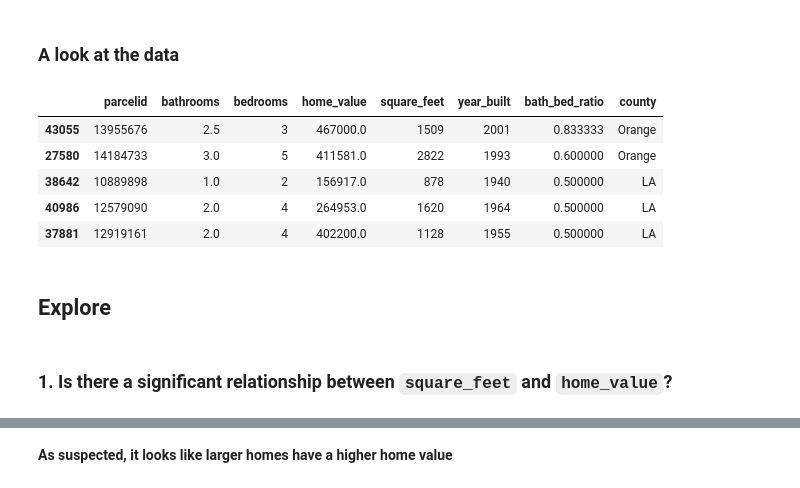
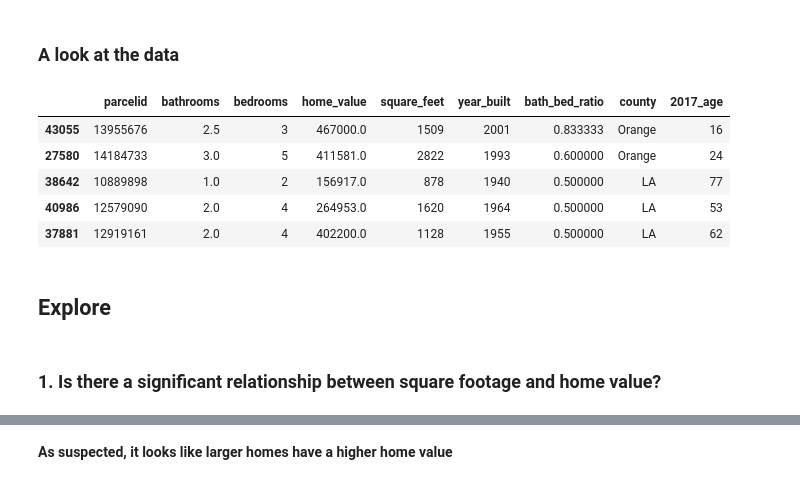
Before and after one commit to markydoug/zillow_project, a Jupyter notebook: report_draft1.ipynb, the cells around one changed output, grey strips where cells are left out. Cells and saved outputs as stored; diff of their text form; code cells hidden in the pictures.

Commit message:
Exploration through model beginnings

````diff
--- a/report_draft1.ipynb
+++ b/report_draft1.ipynb
@@ -55,10 +57,10 @@ zillow_unclean = w.acquire_zillow_data()
 #### Other prep
 * Split data into train, validate, and test (65/20/15)
 # %%
-#split and prepare the data for exploration and modeling
-train_exp, X_train, y_train, \
-X_validate, y_validate, \
-X_test, y_test = w.big_zillow_wrangle(zillow_unclean, 'home_value')
+#clean data
+zillow = w.clean_zillow(zillow_unclean)
+#split data
+train, validate, test = w.split_data(zillow)
 # %% [markdown]
 ### Data dictionary
 | Feature | Definition | Type |
@@ -76,15 +78,15 @@ X_test, y_test = w.big_zillow_wrangle(zillow_unclean, 'home_value')
 ### A look at the data
 # %%
 #show thefirst few rows of the train data
-train_exp.head()
+train.head()
 # %% [output]
-|  | parcelid | bathrooms | bedrooms | home_value | square_feet | year_built | bath_bed_ratio | county |
-| 43055 | 13955676 | 2.5 | 3 | 467000.0 | 1509 | 2001 | 0.833333 | Orange |
-| 27580 | 14184733 | 3.0 | 5 | 411581.0 | 2822 | 1993 | 0.600000 | Orange |
-| 38642 | 10889898 | 1.0 | 2 | 156917.0 | 878 | 1940 | 0.500000 | LA |
-| 40986 | 12579090 | 2.0 | 4 | 264953.0 | 1620 | 1964 | 0.500000 | LA |
-| 37881 | 12919161 | 2.0 | 4 | 402200.0 | 1128 | 1955 | 0.500000 | LA |
+|  | parcelid | bathrooms | bedrooms | home_value | square_feet | year_built | bath_bed_ratio | county | 2017_age |
+| 43055 | 13955676 | 2.5 | 3 | 467000.0 | 1509 | 2001 | 0.833333 | Orange | 16 |
+| 27580 | 14184733 | 3.0 | 5 | 411581.0 | 2822 | 1993 | 0.600000 | Orange | 24 |
+| 38642 | 10889898 | 1.0 | 2 | 156917.0 | 878 | 1940 | 0.500000 | LA | 77 |
+| 40986 | 12579090 | 2.0 | 4 | 264953.0 | 1620 | 1964 | 0.500000 | LA | 53 |
+| 37881 | 12919161 | 2.0 | 4 | 402200.0 | 1128 | 1955 | 0.500000 | LA | 62 |
 # %% [markdown]
 ## Explore
 # %% [markdown]
-### 1. Is there a significant relationship between ```square_feet``` and ```home_value```?
+### 1. Is there a significant relationship between square footage and home value?
````
Also changed, not shown: parts of 68 cells of this notebook.
